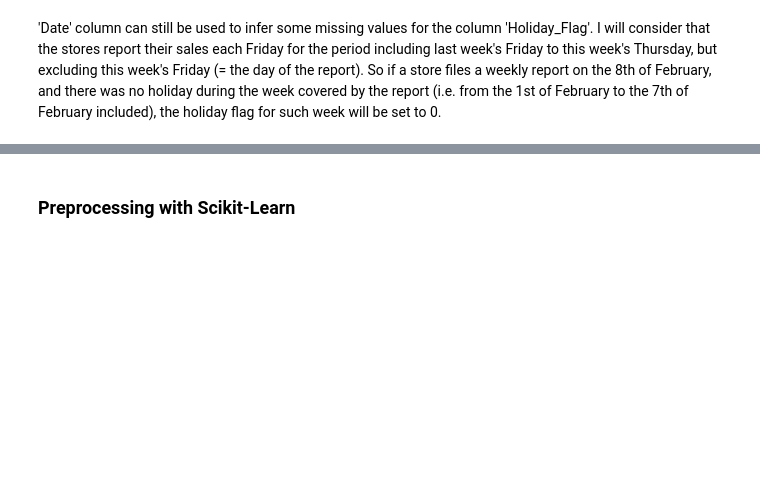
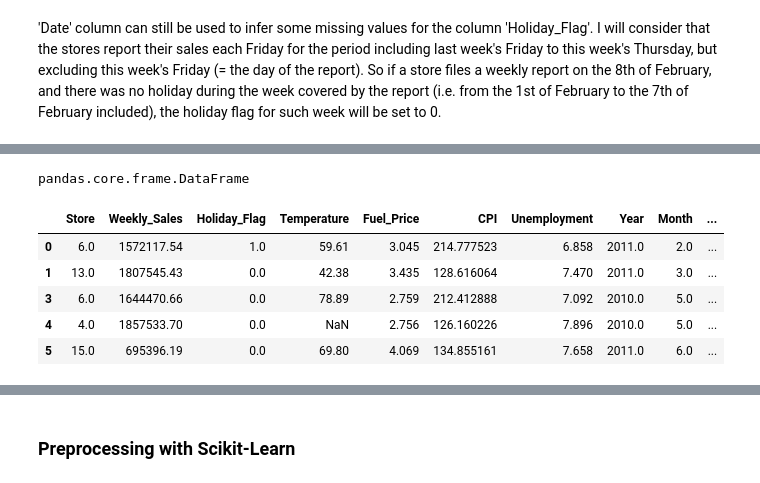
Before and after one commit to YuliyaSheichenka/Certification_Bloc_3, a Jupyter notebook: walmart/walmart.ipynb, the cells around one changed output, grey strips where cells are left out. Saved outputs shown, nothing was run; the diff lists cells and outputs as text; code cells hidden in the pictures; blank space fills up the shorter version.

```diff
--- a/walmart/walmart.ipynb
+++ b/walmart/walmart.ipynb
@@ -376,0 +320,12 @@ walmart.head()
+# %%
+# Deleting rows with outliers
+columns_with_outliers = ["Temperature", "Fuel_Price", "CPI", "Unemployment"]
+for column in columns_with_outliers:
+    mask_outliers = np.abs(df[column]-df[column].mean()) <= (3*df[column].std())
+    mask_null = df[column].isnull()
+    df = df[mask_outliers|mask_null]
+    print(column)
+    print(df.shape)
+
+print()
+print(df.shape)
@@ -376,0 +371,2 @@ walmart.head()
+# %%
+df = df.dropna(subset=['Date'])
@@ -376,0 +397,17 @@ walmart.head()
+# %%
+type(df)
+# %% [output]
+pandas.core.frame.DataFrame
+# %%
+# Dropping columns that we will not use for machine learning
+columns_to_drop = ['Date', 'Day', 'Day_of_Week', 'Start_of_reporting_period', 'End_of_reporting_period']
+df = df.drop(columns_to_drop, axis=1)
+
+df.head()
+# %% [output]
+|  | Store | Weekly_Sales | Holiday_Flag | Temperature | Fuel_Price | CPI | Unemployment | Year | Month | ... |
+| 0 | 6.0 | 1572117.54 | 1.0 | 59.61 | 3.045 | 214.777523 | 6.858 | 2011.0 | 2.0 | ... |
+| 1 | 13.0 | 1807545.43 | 0.0 | 42.38 | 3.435 | 128.616064 | 7.470 | 2011.0 | 3.0 | ... |
+| 3 | 6.0 | 1644470.66 | 0.0 | 78.89 | 2.759 | 212.412888 | 7.092 | 2010.0 | 5.0 | ... |
+| 4 | 4.0 | 1857533.70 | 0.0 | NaN | 2.756 | 126.160226 | 7.896 | 2010.0 | 5.0 | ... |
+| 5 | 15.0 | 695396.19 | 0.0 | 69.80 | 4.069 | 134.855161 | 7.658 | 2011.0 | 6.0 | ... |
```
Also changed, not shown: parts of 78 cells of this notebook, 1 other file.
